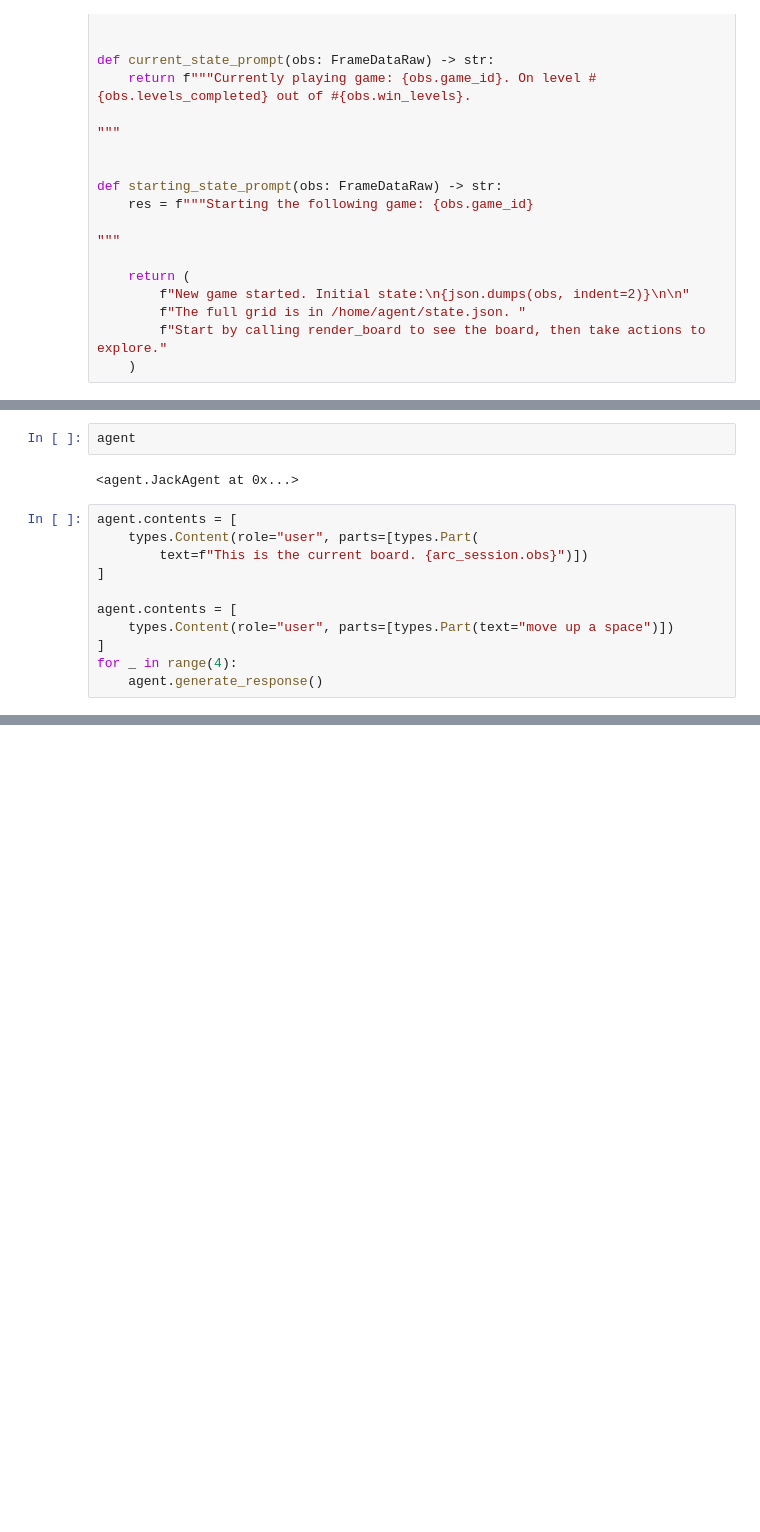
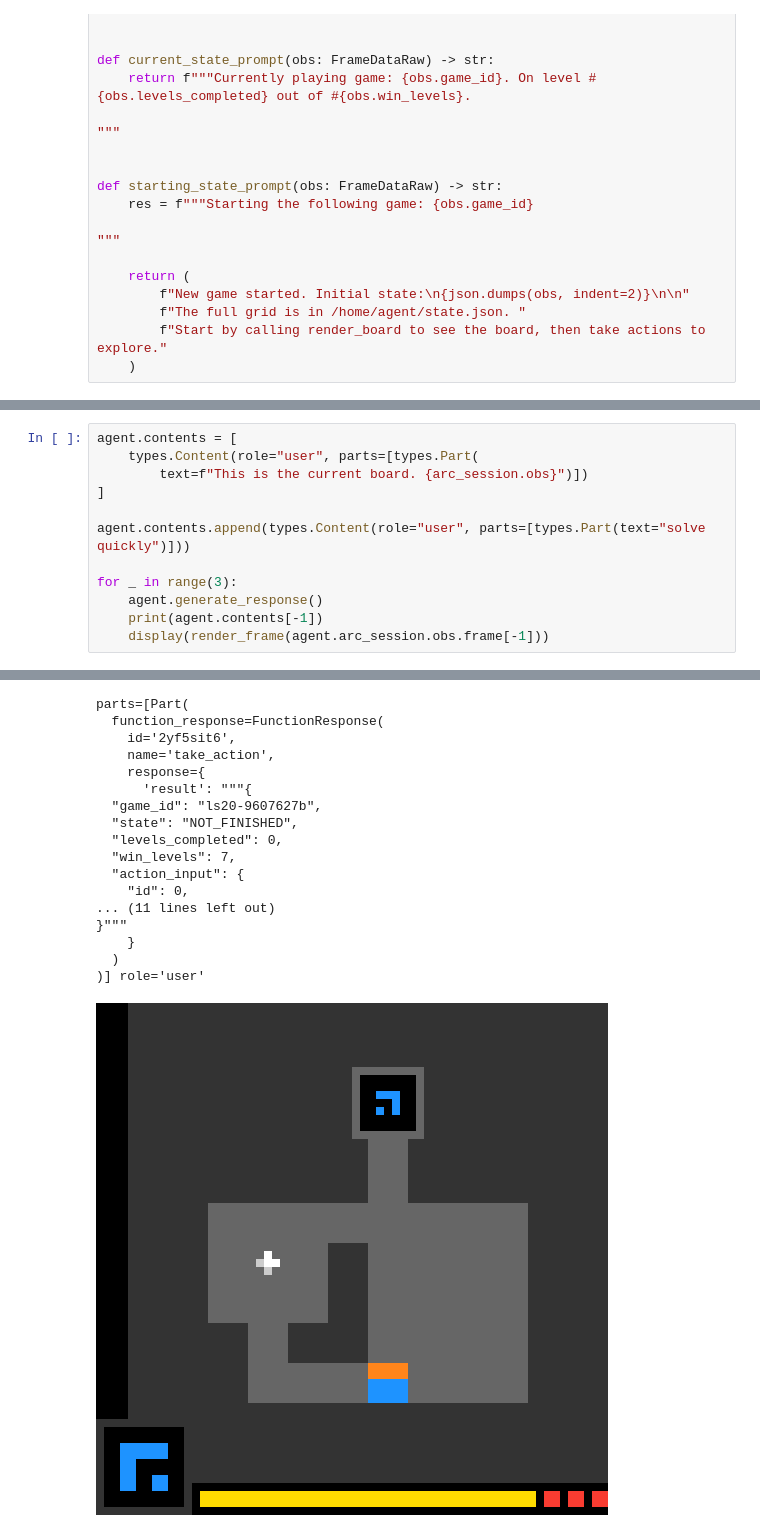
Before and after one commit to ak2k2/jackgamer, a Jupyter notebook: monday/123.ipynb, the cells around one changed output, grey strips where cells are left out. Drawn from its saved outputs; the diff is of its cells as text; blank space fills up the shorter version.

```diff
--- a/monday/123.ipynb
+++ b/monday/123.ipynb
@@ -116,16 +96,13 @@ sandbox ready
-# %%
-agent
-# %% [output]
-<agent.JackAgent at 0x...>
 # %%
 agent.contents = [
     types.Content(role="user", parts=[types.Part(
         text=f"This is the current board. {arc_session.obs}")])
 ]
 
-agent.contents = [
-    types.Content(role="user", parts=[types.Part(text="move up a space")])
-]
-for _ in range(4):
+agent.contents.append(types.Content(role="user", parts=[types.Part(text="solve quickly")]))
+
+for _ in range(3):
     agent.generate_response()
+    print(agent.contents[-1])
+    display(render_frame(agent.arc_session.obs.frame[-1]))
 # %% [output]
@@ -132,0 +110,18 @@ NameError: name 'types' is not defined
+parts=[Part(
+  function_response=FunctionResponse(
+    id='2yf5sit6',
+    name='take_action',
+    response={
+      'result': """{
+  "game_id": "ls20-9607627b",
+  "state": "NOT_FINISHED",
+  "levels_completed": 0,
+  "win_levels": 7,
+  "action_input": {
+    "id": 0,
+... (11 lines left out)
+}"""
+    }
+  )
+)] role='user'
+[figure, added]
```
Also changed, not shown: parts of 3 cells of this notebook, 2 other files.
